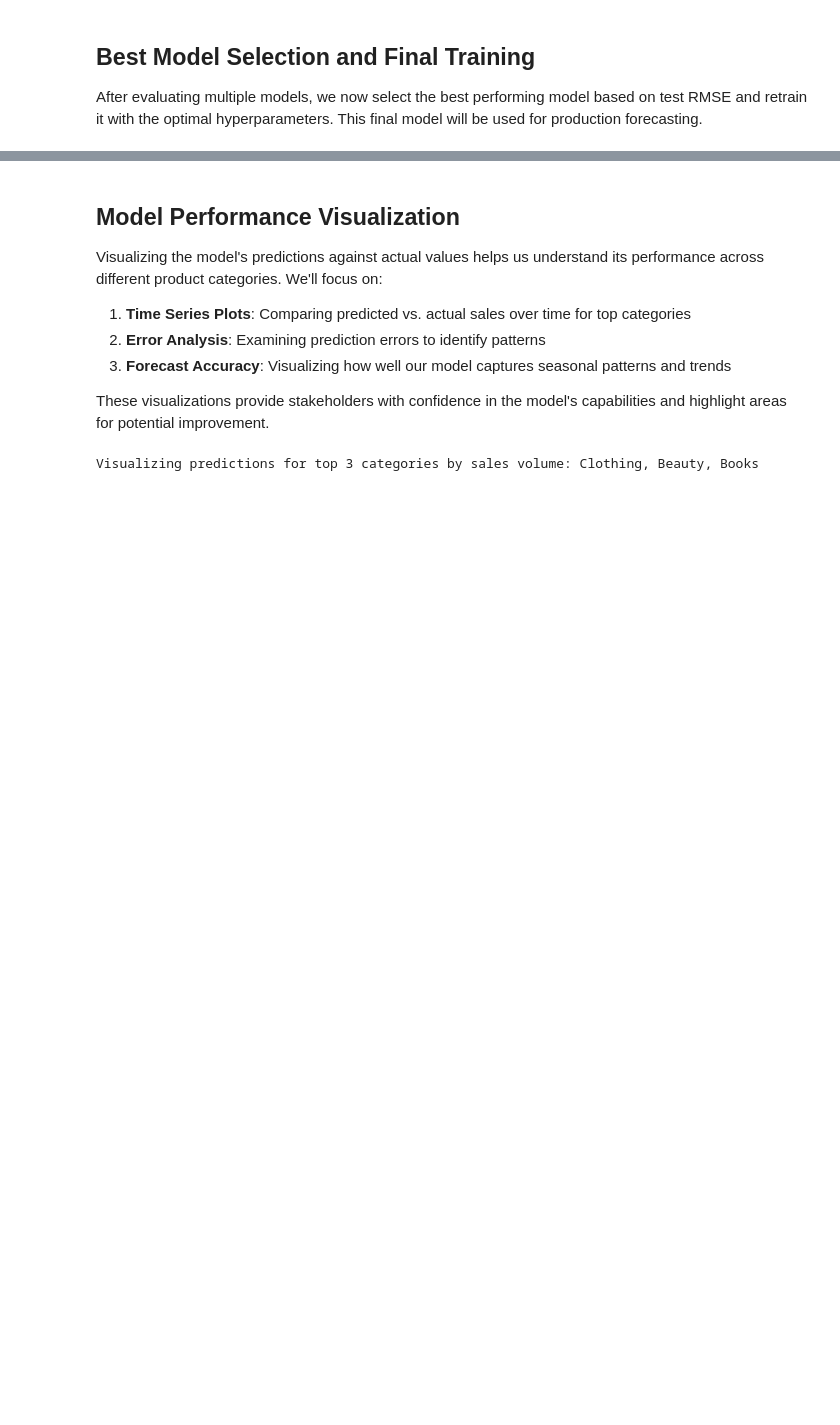
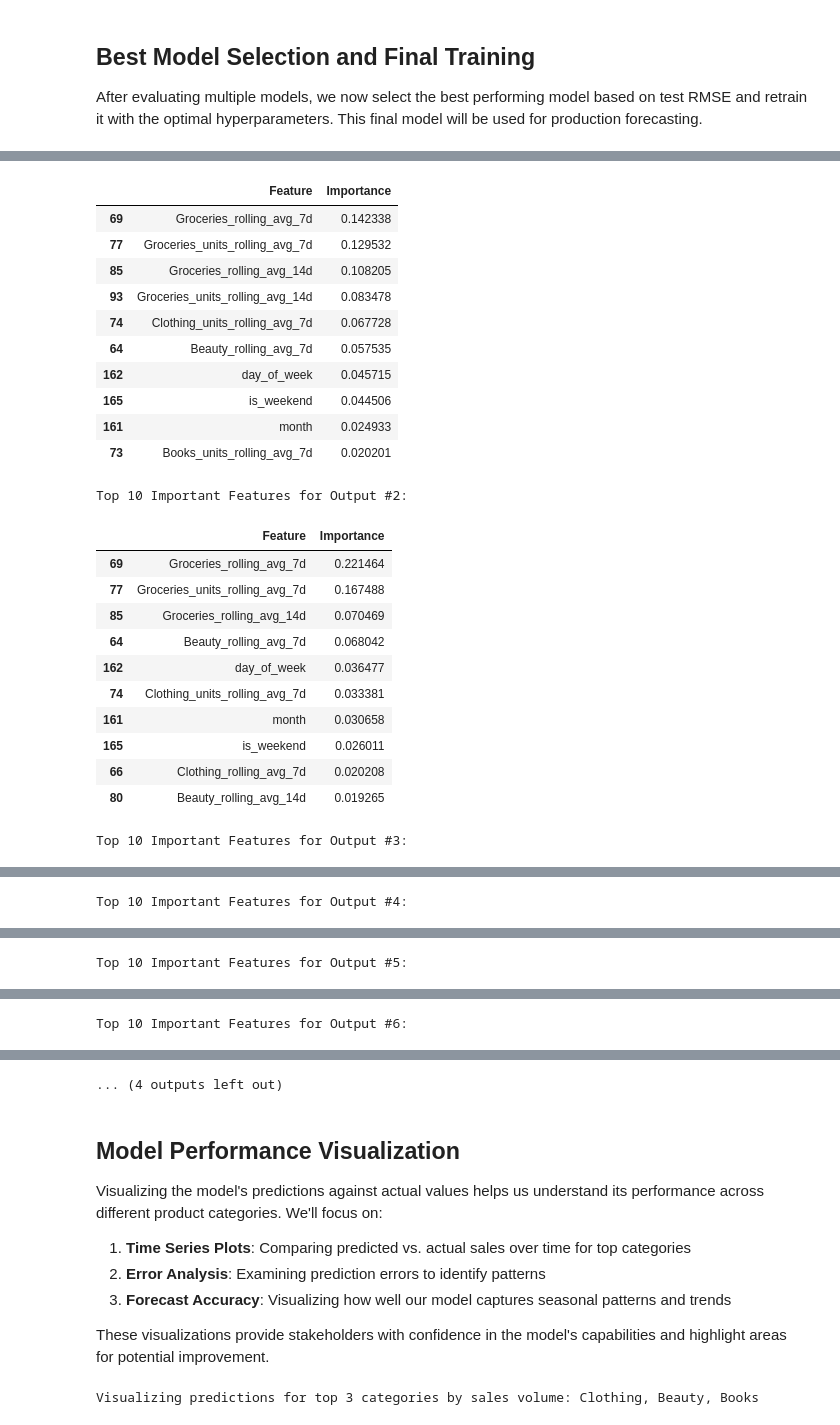
Before and after one commit to pandey-rakesh/quickbooks-forecast, a Jupyter notebook: notebooks/03_model_training.ipynb, the cells around one changed output, grey strips where cells are left out. Cells and saved outputs as stored; diff of their text form; code cells hidden in the pictures; blank space fills up the shorter version.

```diff
--- a/notebooks/03_model_training.ipynb
+++ b/notebooks/03_model_training.ipynb
@@ -323,7 +291,8 @@ Per-Category Performance:
 After evaluating multiple models, we now select the best performing model based on test RMSE and retrain it with the optimal hyperparameters. This final model will be used for production forecasting.
 # %%
 # Define utility function for selecting and training the best model
-def retrain_and_return_best_model(results_df, models_dict, X_train, y_train, metric='Test_RMSE', mode='min'):
+def retrain_and_return_best_model(results_df, models_dict, X_train, y_train, X_test=None, y_test=None,
+                                 metric='Test_RMSE', mode='min', use_full_data=True):
     # Select best model row based on specified metric
     if mode == 'min':
         best_row = results_df.loc[results_df[metric].idxmin()]
@@ -340,6 +309,18 @@ def retrain_and_return_best_model(results_df, models_dict, X_train, y_train, met
     # Get base model constructor
     base_model, _ = models_dict[model_name]
 
+    # If use_full_data is True and test data is provided, combine train and test sets
+    if use_full_data and X_test is not None and y_test is not None:
+        print("Retraining on full dataset (train + test)...")
+        X_full = pd.concat([X_train, X_test])
+        y_full = pd.concat([y_train, y_test])
+        training_X = X_full
+        training_y = y_full
+    else:
+        print("Retraining on training dataset only...")
+        training_X = X_train
+        training_y = y_train
+
     # Flatten estimator__ prefix for clean parameter names
     clean_params = {}
     for k, v in best_params.items():
@@ -348,8 +329,8 @@ def retrain_and_return_best_model(results_df, models_dict, X_train, y_train, met
 
     # Build and train the model with optimal parameters
     print(f"\nRetraining {model_name} with optimal parameters...")
-    model = MultiOutputRegressor(base_model.__class__(**clean_params, random_state=42)) #base_model.__class__(**clean_params, random_state=42)
-    model.fit(X_train, y_train)
+    model = MultiOutputRegressor(base_model.__class__(**clean_params, random_state=42))
+    model.fit(training_X, training_y)
 
     return {
         'model_name': model_name,
@@ -377,8 +358,12 @@ print("="*80)
 print("FINAL MODEL SELECTION AND TRAINING")
 print("="*80)
 
-# Get the best model based on Test RMSE
-final_model_info = retrain_and_return_best_model(results_df, models, X_train, y_train)
+# For training on the full dataset (recommended for production)
+final_model_info = retrain_and_return_best_model(
+    results_df, models, X_train, y_train,
+    X_test=X_test, y_test=y_test,  # Pass test data
+    metric='Test_RMSE', mode='min', use_full_data=True
+)
 
 # Display summary of the selected model
 print("\n🏆 Best Model Summary:")
@@ -387,7 +372,7 @@ print(f"Test RMSE      : {final_model_info['Test_RMSE']:.4f}")
 print(f"Cross-Val RMSE : {final_model_info['CV_RMSE']:.4f}")
 print(f"Parameters     : {final_model_info['best_params']}")
 
-# Create multi-output version for category predictions
+# Get the actual model
 multi_output_model = final_model_info['model']
 
 # Generate predictions
@@ -399,14 +384,18 @@ for n in [1, 3, 5]:
     print(f"Top-{n} Category Accuracy: {top_n_acc:.2%}")
 
 # Display feature importance if available
-if hasattr(final_model_info['model'], 'feature_importances_'):
-    print("\nTop 10 Important Features:")
-    feature_importance = pd.DataFrame({
-        'Feature': X_train.columns,
-        'Importance': final_model_info['model'].feature_importances_
-    }).sort_values('Importance', ascending=False).head(10)
+if isinstance(final_model_info['model'], MultiOutputRegressor):
+    for idx, est in enumerate(final_model_info['model'].estimators_):
+        if hasattr(est, 'feature_importances_'):
+            print(f"\nTop 10 Important Features for Output #{idx + 1}:")
+            feature_importance = pd.DataFrame({
+                'Feature': X_train.columns,
+                'Importance': est.feature_importances_
+            }).sort_values('Importance', ascending=False).head(10)
 
-    display(feature_importance)
+            display(feature_importance)
+else:
+    print("Model is not wrapped in MultiOutputRegressor or doesn't support feature_importances_.")
 # %% [output]
 ================================================================================
 FINAL MODEL SELECTION AND TRAINING
@@ -427,0 +420,24 @@ Top-5 Category Accuracy: 90.00%
+|  | Feature | Importance |
+| 69 | Groceries_rolling_avg_7d | 0.142338 |
+| 77 | Groceries_units_rolling_avg_7d | 0.129532 |
+| 85 | Groceries_rolling_avg_14d | 0.108205 |
+| 93 | Groceries_units_rolling_avg_14d | 0.083478 |
+| 74 | Clothing_units_rolling_avg_7d | 0.067728 |
+| 64 | Beauty_rolling_avg_7d | 0.057535 |
+| 162 | day_of_week | 0.045715 |
+| 165 | is_weekend | 0.044506 |
+| 161 | month | 0.024933 |
+| 73 | Books_units_rolling_avg_7d | 0.020201 |
+Top 10 Important Features for Output #2:
+|  | Feature | Importance |
+| 69 | Groceries_rolling_avg_7d | 0.221464 |
+| 77 | Groceries_units_rolling_avg_7d | 0.167488 |
+| 85 | Groceries_rolling_avg_14d | 0.070469 |
+| 64 | Beauty_rolling_avg_7d | 0.068042 |
+| 162 | day_of_week | 0.036477 |
+| 74 | Clothing_units_rolling_avg_7d | 0.033381 |
+| 161 | month | 0.030658 |
+| 165 | is_weekend | 0.026011 |
+| 66 | Clothing_rolling_avg_7d | 0.020208 |
+| 80 | Beauty_rolling_avg_14d | 0.019265 |
+Top 10 Important Features for Output #3:
@@ -427,0 +455 @@ Top-5 Category Accuracy: 90.00%
+Top 10 Important Features for Output #4:
@@ -427,0 +467 @@ Top-5 Category Accuracy: 90.00%
+Top 10 Important Features for Output #5:
@@ -427,0 +479 @@ Top-5 Category Accuracy: 90.00%
+Top 10 Important Features for Output #6:
@@ -428,3 +491,4 @@ Top-5 Category Accuracy: 90.00%
+... (4 outputs left out)
 # %% [markdown]
 ## Model Performance Visualization
 
```
Also changed, not shown: parts of 8 cells of this notebook, 11 other files.
